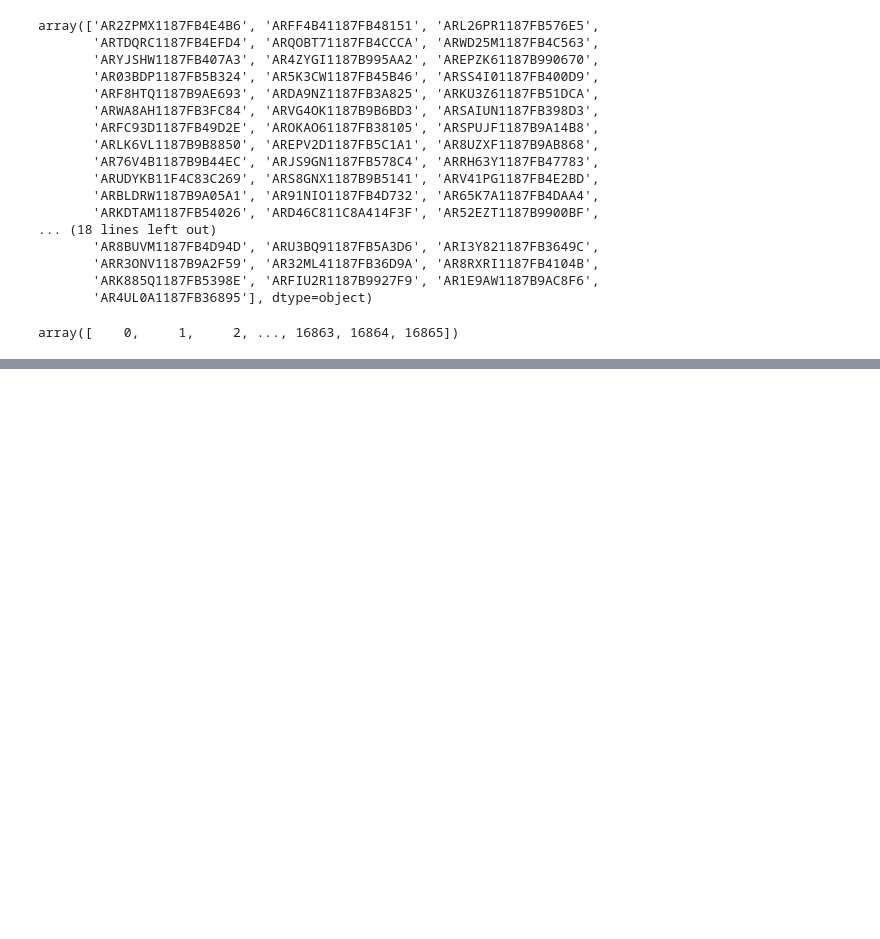
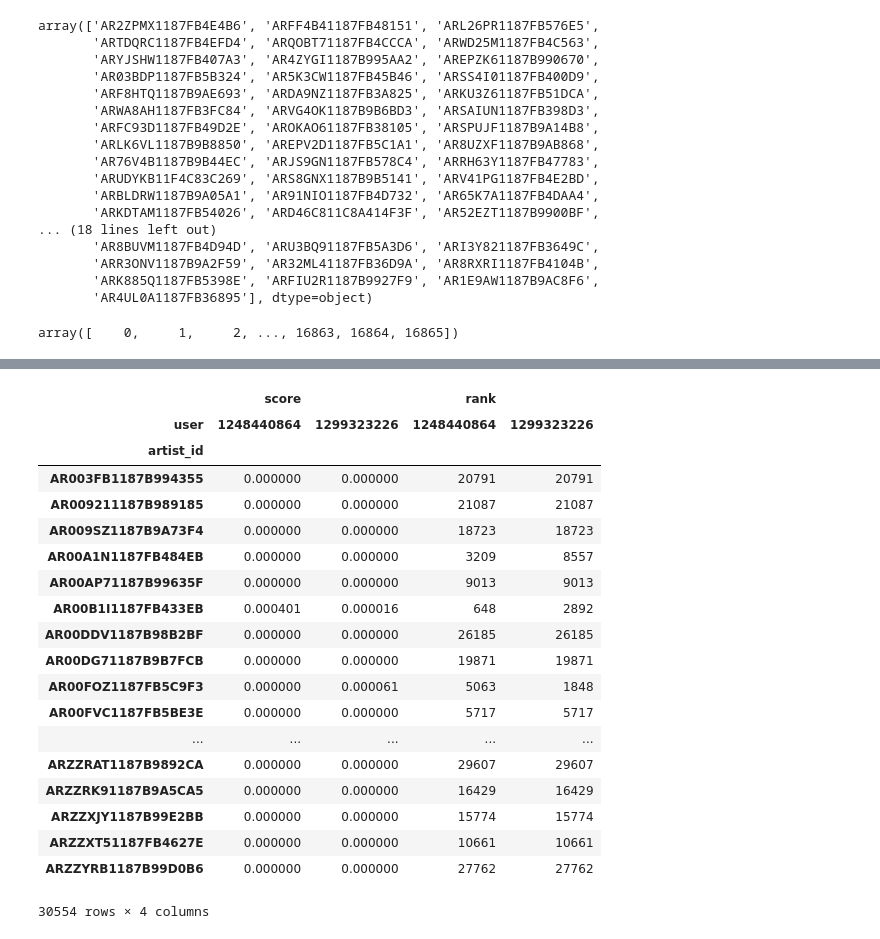
Before and after one commit to bsbell21/CapstoneProject, a Jupyter notebook: clustering_testing.ipynb, the cells around one changed output, grey strips where cells are left out. Cells and saved outputs as stored; diff of their text form; code cells hidden in the pictures; blank space fills up the shorter version.

```diff
--- a/clustering_testing.ipynb
+++ b/clustering_testing.ipynb
@@ -1549,0 +2010,23 @@ array([    0,     1,     2, ..., 16863, 16864, 16865])
+# %%
+pl2.tot_recs_df.pivot('artist_id', 'user', 'rank')
+# %% [output]
+|  | score |  | rank |  |
+| user | 1248440864 | 1299323226 | 1248440864 | 1299323226 |
+| artist_id |  |  |  |  |
+| AR003FB1187B994355 | 0.000000 | 0.000000 | 20791 | 20791 |
+| AR009211187B989185 | 0.000000 | 0.000000 | 21087 | 21087 |
+| AR009SZ1187B9A73F4 | 0.000000 | 0.000000 | 18723 | 18723 |
+| AR00A1N1187FB484EB | 0.000000 | 0.000000 | 3209 | 8557 |
+| AR00AP71187B99635F | 0.000000 | 0.000000 | 9013 | 9013 |
+| AR00B1I1187FB433EB | 0.000401 | 0.000016 | 648 | 2892 |
+| AR00DDV1187B98B2BF | 0.000000 | 0.000000 | 26185 | 26185 |
+| AR00DG71187B9B7FCB | 0.000000 | 0.000000 | 19871 | 19871 |
+| AR00FOZ1187FB5C9F3 | 0.000000 | 0.000061 | 5063 | 1848 |
+| AR00FVC1187FB5BE3E | 0.000000 | 0.000000 | 5717 | 5717 |
+| ... | ... | ... | ... | ... |
+| ARZZRAT1187B9892CA | 0.000000 | 0.000000 | 29607 | 29607 |
+| ARZZRK91187B9A5CA5 | 0.000000 | 0.000000 | 16429 | 16429 |
+| ARZZXJY1187B99E2BB | 0.000000 | 0.000000 | 15774 | 15774 |
+| ARZZXT51187FB4627E | 0.000000 | 0.000000 | 10661 | 10661 |
+| ARZZYRB1187B99D0B6 | 0.000000 | 0.000000 | 27762 | 27762 |
+30554 rows × 4 columns
```
Also changed, not shown: parts of 37 cells of this notebook, 1 other file.
